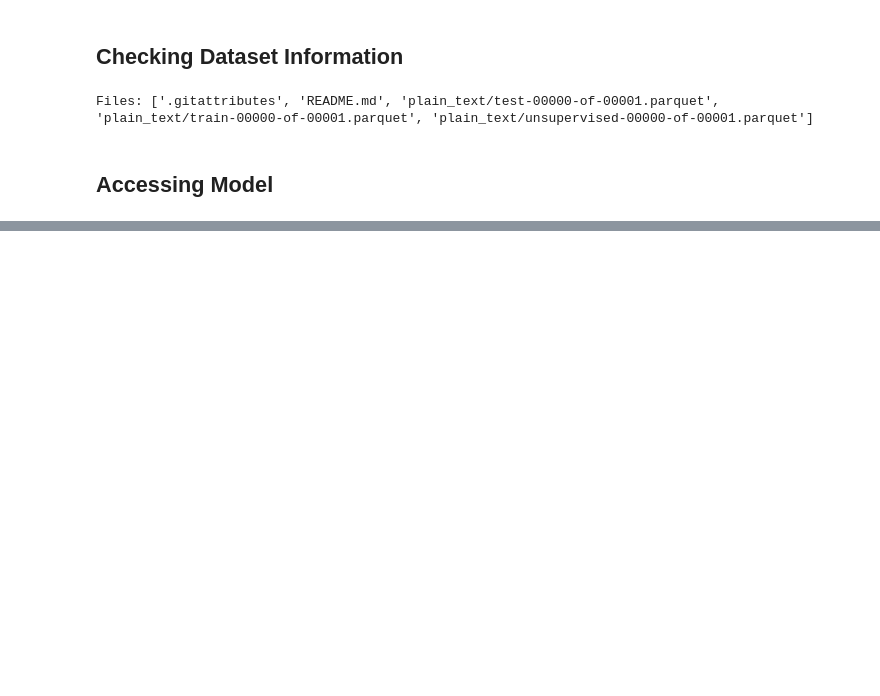
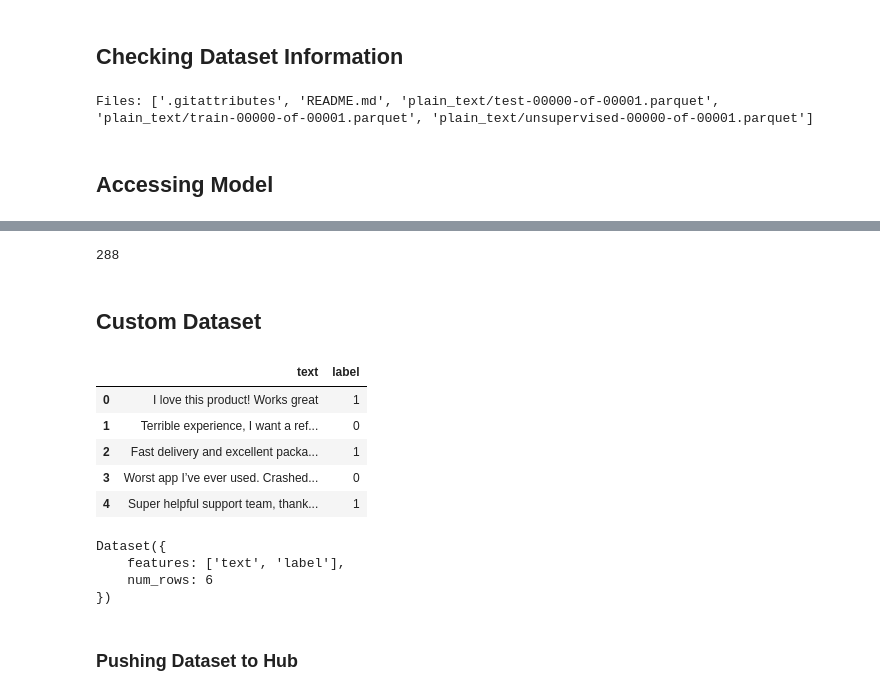
Before and after one commit to saadtariq-learning/generative_and_agentic_ai, a Jupyter notebook: Module_4_Finetuning/Exploring_Huggingface.ipynb, the cells around one changed output, grey strips where cells are left out. Drawn from its saved outputs; the diff is of its cells as text; code cells hidden in the pictures; blank space fills up the shorter version.

```diff
--- a/Module_4_Finetuning/Exploring_Huggingface.ipynb
+++ b/Module_4_Finetuning/Exploring_Huggingface.ipynb
@@ -172,0 +453,6 @@ Hugging Face creates and provides pre-trained AI models, called "transformers,"
+# %%
+print(imdb_dataset["train"][0]["word_count"])
+# %% [output]
+288
+# %% [markdown]
+## Custom Dataset
@@ -172,0 +462,32 @@ Hugging Face creates and provides pre-trained AI models, called "transformers,"
+# %%
+data = {
+    "text": [
+        "I love this product! Works great ",
+        "Terrible experience, I want a refund.",
+        "Fast delivery and excellent packaging.",
+        "Worst app I’ve ever used. Crashed in 1 minute.",
+        "Super helpful support team, thanks a lot!",
+        "Nothing worked. Waste of time."
+    ],
+    "label": [1, 0, 1, 0, 1, 0]  # 1 = Positive, 0 = Negative
+}
+# %%
+df = pd.DataFrame(data)
+df.head()
+# %% [output]
+|  | text | label |
+| 0 | I love this product! Works great | 1 |
+| 1 | Terrible experience, I want a ref... | 0 |
+| 2 | Fast delivery and excellent packa... | 1 |
+| 3 | Worst app I’ve ever used. Crashed... | 0 |
+| 4 | Super helpful support team, thank... | 1 |
+# %%
+dataset = Dataset.from_pandas(df)
+dataset
+# %% [output]
+Dataset({
+    features: ['text', 'label'],
+    num_rows: 6
+})
+# %% [markdown]
+### Pushing Dataset to Hub
```
Also changed, not shown: parts of 56 cells of this notebook, 1 other file.
